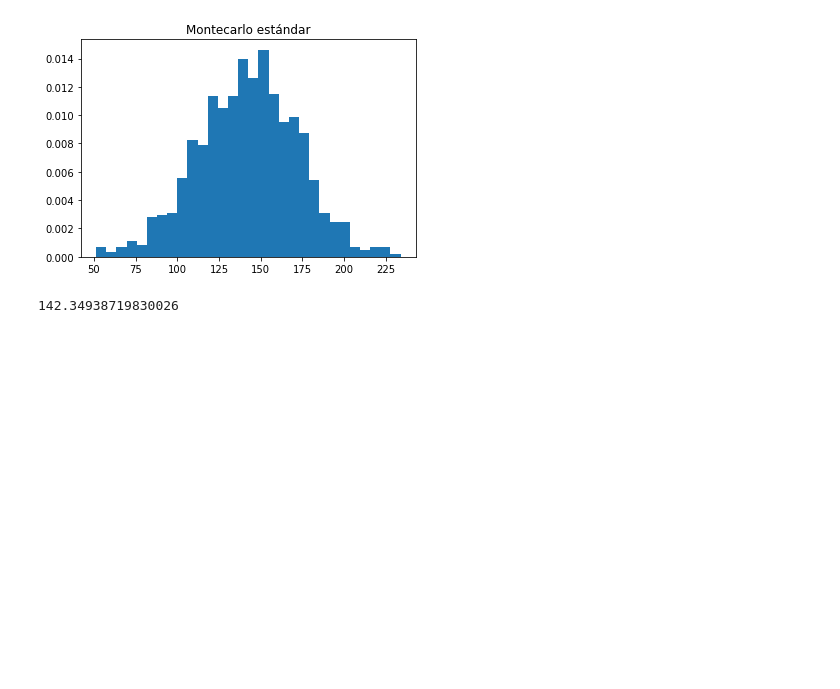
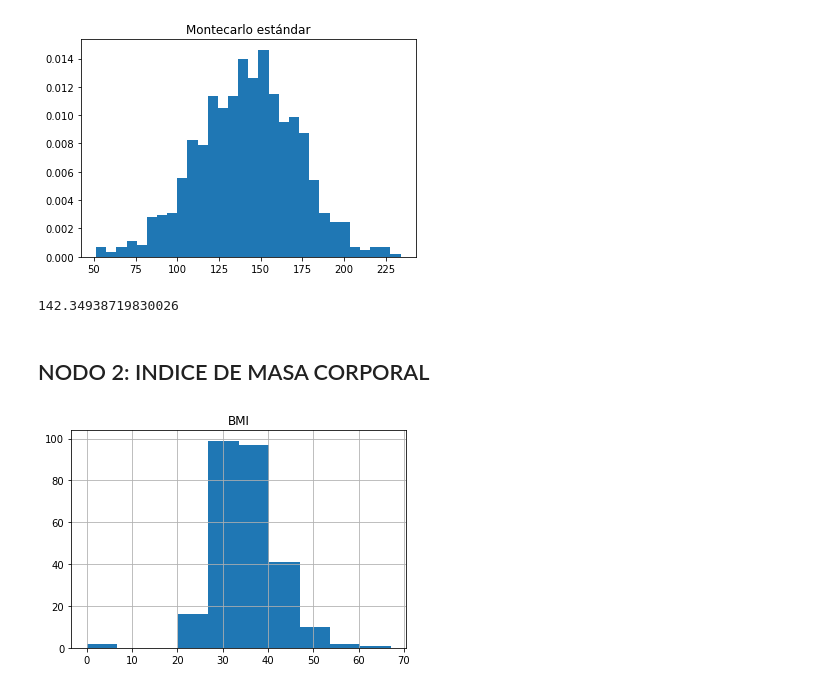
Before and after one commit to Carolina1002/PROYECTO_CBARBA_MAOCHOA, a Jupyter notebook: Proyecto_CBARBA_MAOCHOA.ipynb, the cells around one changed output. Drawn from its saved outputs; the diff is of its cells as text; code cells hidden in the pictures; blank space fills up the shorter version.

Commit message:
Codigo
Nodo 2

```diff
--- a/Proyecto_CBARBA_MAOCHOA.ipynb
+++ b/Proyecto_CBARBA_MAOCHOA.ipynb
@@ -196,3 +197,14 @@ montecarlo_standar.mean()
 # %% [output]
 [figure]
 142.34938719830026
+# %% [markdown]
+## NODO 2: INDICE DE MASA CORPORAL
+# %%
+strokes_imc = data.loc[data['Outcome']==1]
+imc = strokes_imc['BMI'].dropna()
+imc= pd.DataFrame(imc)
+imc=imc.set_index(np.arange(len(imc)))
+imc.hist()
+plt.show()
+# %% [output]
+[figure, added]
```
Also changed, not shown: parts of 23 cells of this notebook.
